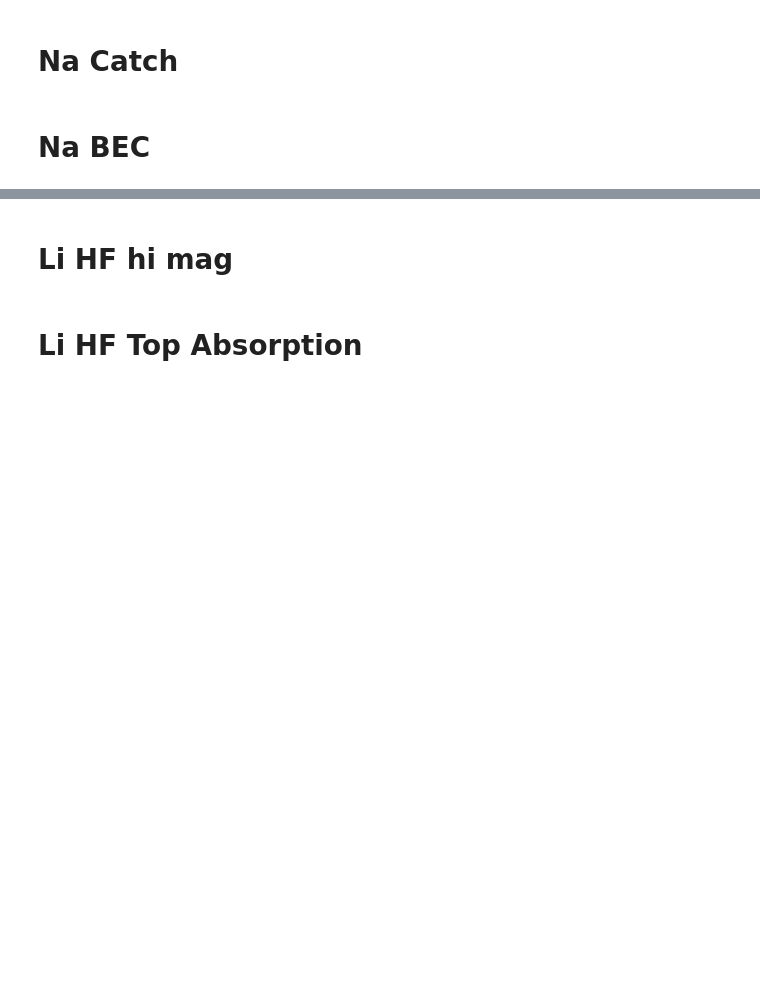
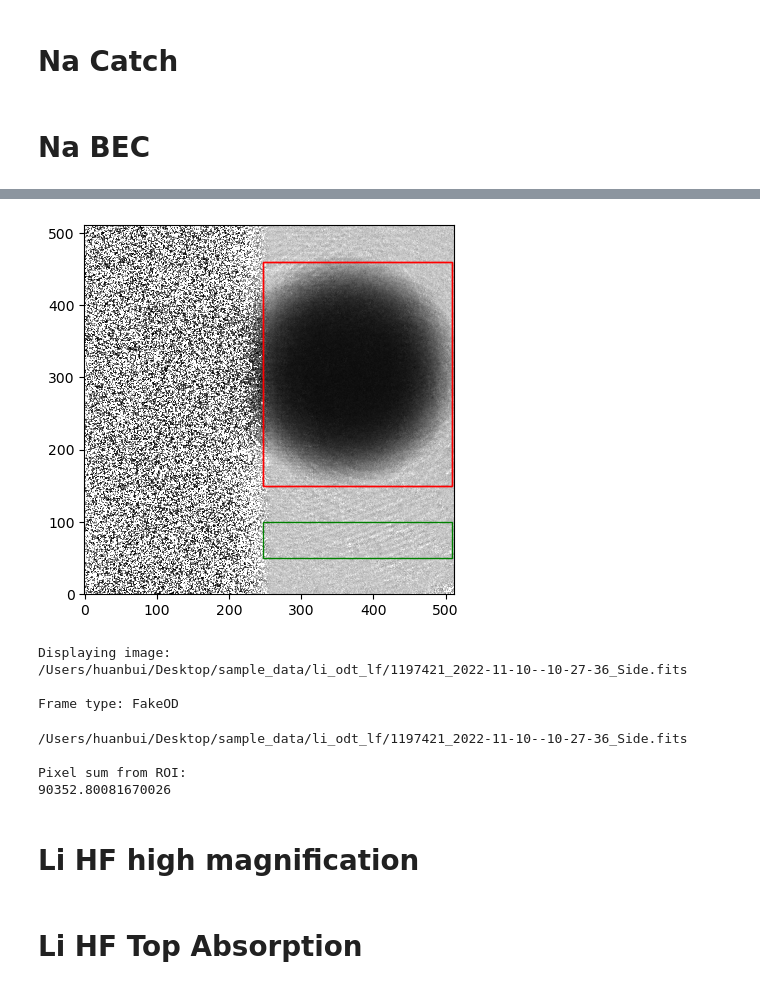
Before and after one commit to huanium/huanium, a Jupyter notebook: MIT_PhD/BEC1/Analysis/BEC1 Calculator.ipynb, the cells around one changed output, grey strips where cells are left out. Drawn from its saved outputs; the diff is of its cells as text; code cells hidden in the pictures; blank space fills up the shorter version.

```diff
--- a/MIT_PhD/BEC1/Analysis/BEC1 Calculator.ipynb
+++ b/MIT_PhD/BEC1/Analysis/BEC1 Calculator.ipynb
@@ -20 +32,3 @@ import glob
+# %%
+ABSORPTION_LIMIT = 5.0
 # %% [markdown]
@@ -21,0 +50,7 @@ import glob
+# %%
+# function for safely handling subtractions...
+# Credit: Eric A. Wolf, BEC1@MIT, 2022.
+
+def safe_subtract(x, y, minimum_cast = np.byte):
+    newtype = np.result_type(x, y, minimum_cast)
+    return x.astype(newtype) - y.astype(newtype)
@@ -66,0 +226,5 @@ unmatched_2022-08-19--13-59-48_Side.fits
+# %%
+# select folder
+folder_path = filedialog.askdirectory()
+
+print('Current folder: ' + folder_path)
@@ -66,0 +267,48 @@ unmatched_2022-08-19--13-59-48_Side.fits
+# %%
+# ROI Box and norm_box for MT LF
+#...
+
+# ROI Box and norm_box for ODT LF
+# Li LF ROI Box (ODT):
+Li_LF_X_min = 247
+Li_LF_X_max = 509
+Li_LF_Y_min = 150
+Li_LF_Y_max = 460
+ROI = [Li_LF_X_min, Li_LF_X_max, Li_LF_Y_min, Li_LF_Y_max]
+
+# Li LF Norm Box (ODT):
+Li_LF_X_min_norm = 247
+Li_LF_X_max_norm = 509
+Li_LF_Y_min_norm = 50
+Li_LF_Y_max_norm = 100
+norm_box = [Li_LF_X_min_norm, Li_LF_X_max_norm, Li_LF_Y_min_norm, Li_LF_Y_max_norm]
+
+# display Li LF image given folder_path, run_id, ROI, and frame_type:
+run_id = str(1197421)
+frame_type = 'FakeOD'
+current_file_fullpath = construct_file_fullpath(folder_path, run_id)
+
+fig, ax = display_image(current_file_fullpath, ROI, norm_box, frame_type)
+
+#################################################
+print('Displaying image: ')
+print(current_file_fullpath)
+print('')
+print('Frame type: ' + frame_type)
+# %% [output]
+[figure, added]
+Displaying image:
+/Users/huanbui/Desktop/sample_data/li_odt_lf/1197421_2022-11-10--10-27-36_Side.fits
+
+Frame type: FakeOD
+# %%
+# get pixel sum in ROI for single od image:
+print(current_file_fullpath)
+print('')
+print('Pixel sum from ROI:')
+print(get_pixel_sum_single_image(current_file_fullpath, ROI, norm_box))
+# %% [output]
+/Users/huanbui/Desktop/sample_data/li_odt_lf/1197421_2022-11-10--10-27-36_Side.fits
+
+Pixel sum from ROI:
+90352.80081670026
@@ -67,5 +317,5 @@ unmatched_2022-08-19--13-59-48_Side.fits
 # %% [markdown]
-# Li HF hi mag
+# Li HF high magnification
 # %% [markdown]
 # Li HF Top Absorption
 # %% [markdown]
```
Also changed, not shown: parts of 24 cells of this notebook, 2 other files.
